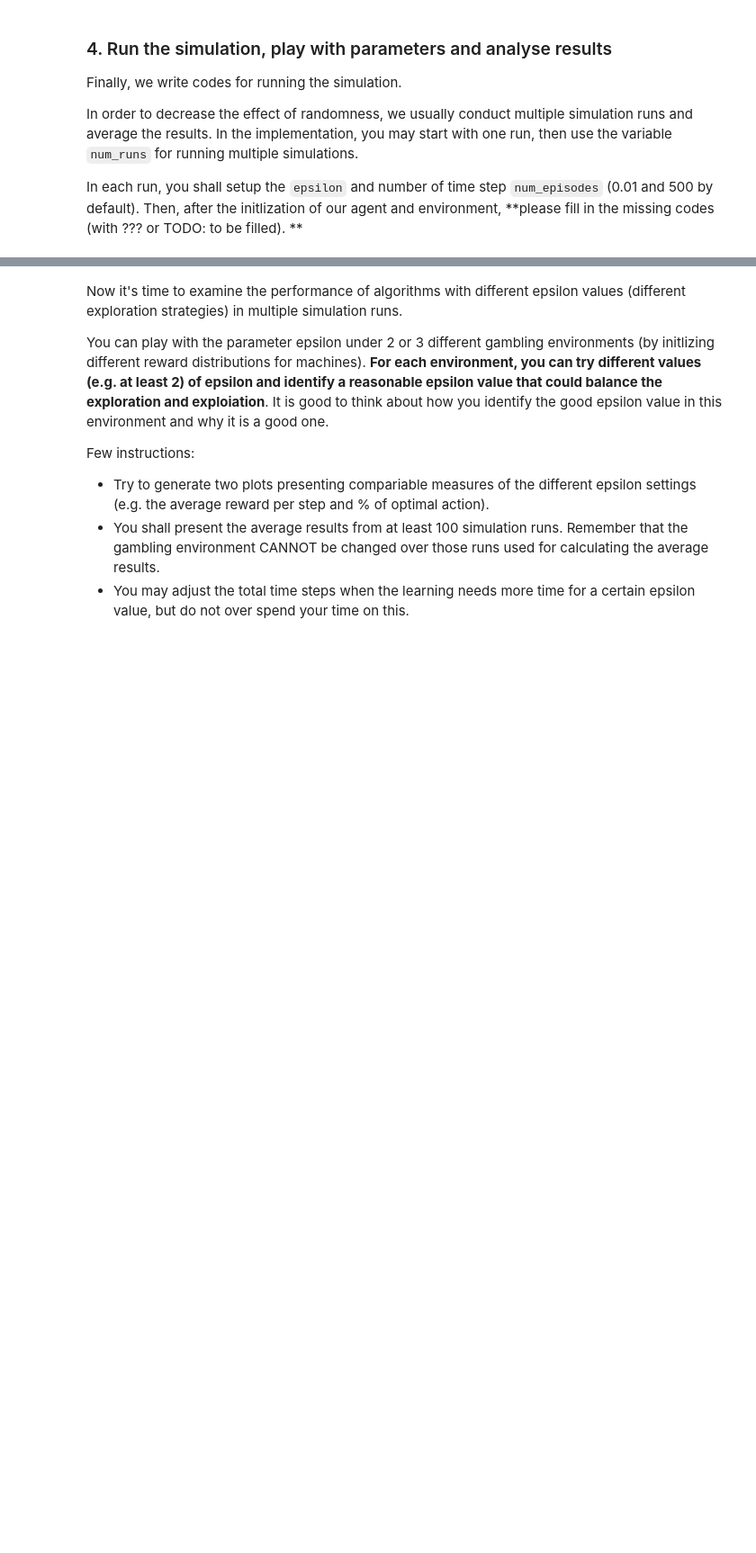
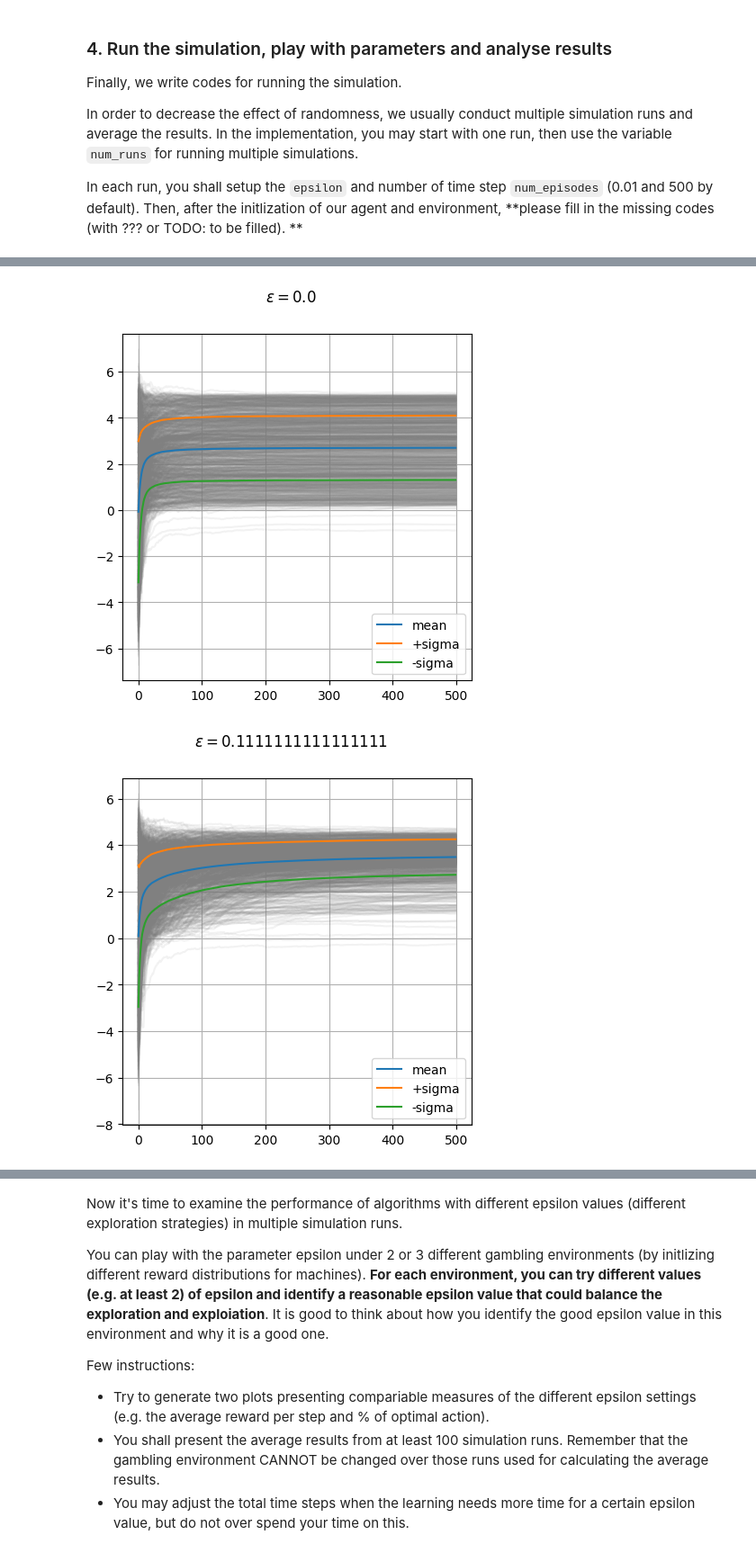
Before and after one commit to FelixCeard/Advanced-Machine-Learning, a Jupyter notebook: Sheet_1/AML_ass1.ipynb, the cells around one changed output, grey strips where cells are left out. Shown: that part at 90% size. Saved outputs shown, nothing was run; the diff lists cells and outputs as text; code cells hidden in the pictures; blank space fills up the shorter version.

```diff
--- a/Sheet_1/AML_ass1.ipynb
+++ b/Sheet_1/AML_ass1.ipynb
@@ -205,10 +205,10 @@ In each run, you shall setup the `epsilon` and number of time step `num_episodes
 # %%
 num_action = 10
 num_seed = 5
-num_runs = 100  # number of simulation runs
+num_runs = 50  # number of simulation runs
 num_episodes = 500  # number of steps in each run
 # num_episodes = 5  # number of steps in each run
-epsilon = 0.01
+epsilon = 0.1
 
 def simulate(num_action, seed, num_runs) -> [[float]]:
     # init the environment and set up the random seed
@@ -262,0 +264,42 @@ array([[-1.41001214, -0.13604632, -0.19086469, -0.0030997 ,  0.16575285],
+# %%
+def plot_results(all_rewards, title: str = ''):
+    fig, ax = plt.subplots(1, 1, figsize=(5, 5))
+
+    mean = np.mean(all_rewards, axis=0)
+    std = np.std(all_rewards, axis=0)
+
+    # plot in gray in the background the individual runs
+    for rid in range(all_rewards.shape[0]):
+        ax.plot(all_rewards[rid], c='gray', alpha=0.1)
+
+
+    ax.plot(mean, label="mean")
+    ax.plot(mean+std, label="+sigma")
+    ax.plot(mean-std, label="-sigma")
+
+
+    plt.grid(True)
+    plt.legend()
+    plt.suptitle(title)
+    plt.show()
+# %%
+for epsilon in np.linspace(0.0, 1.0, 10):
+    num_seed = 1000
+
+    seeds = np.random.randint(0, 100000, num_seed)
+    all_rewards = []
+    for sid in range(num_seed):
+
+        seed = seeds[sid]
+
+
+        rewards = simulate(num_action=num_action, seed=seed, num_runs=1)
+        all_rewards.append(rewards)
+
+    all_rewards = np.concat(all_rewards, 0)
+
+    all_rewards.shape
+    plot_results(all_rewards, f'$\\epsilon = {epsilon}$')
+# %% [output]
+[figure, added]
+[figure, added]
```
Also changed, not shown: parts of 4 cells of this notebook.
